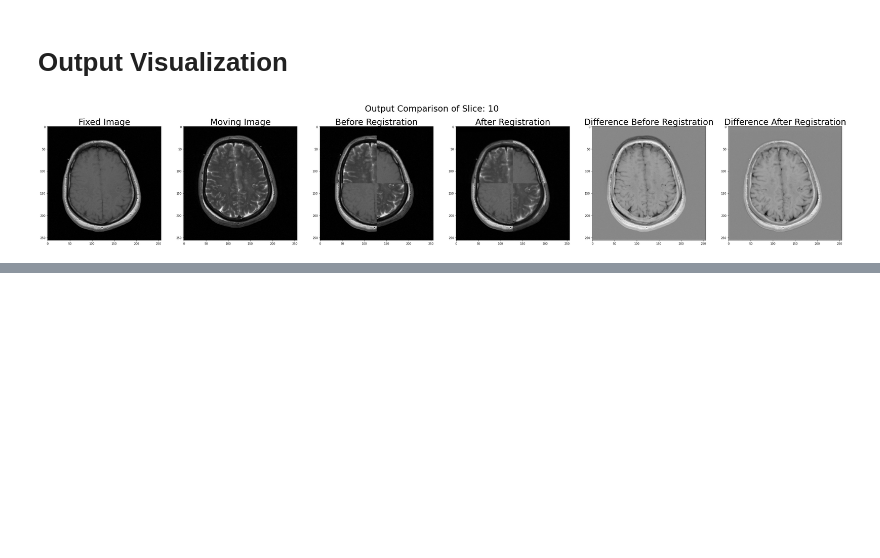
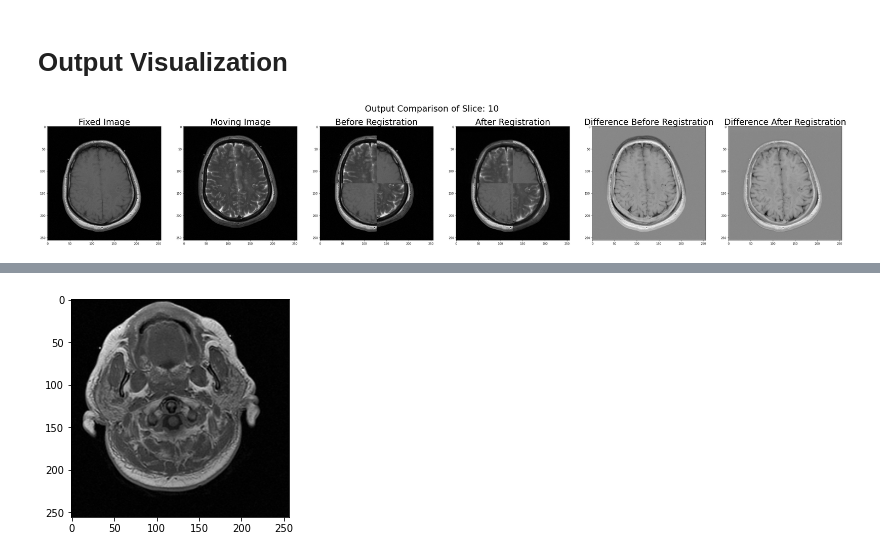
Before and after one commit to Vinith-Kugathasan/Image-Registration-with-ITK, a Jupyter notebook: ITK_Registration.ipynb, the cells around one changed output, grey strips where cells are left out. Cells and saved outputs as stored; diff of their text form; code cells hidden in the pictures; blank space fills up the shorter version.

```diff
--- a/ITK_Registration.ipynb
+++ b/ITK_Registration.ipynb
@@ -332,0 +333,15 @@ ax[3].imshow(after_comp_1[slice], cmap='gray'), ax[3].set_title('After Registrat
+# %%
+import matplotlib.pyplot as plt
+import matplotlib.cm as cm
+import matplotlib.animation as animation
+
+frames = [] # for storing the generated images
+fig = plt.figure()
+for i in (range(33)):
+    frames.append([plt.imshow(fixed_3d[i], cmap='gray', animated=True)])
+
+ani = animation.ArtistAnimation(fig, frames, interval=200, blit=True, repeat_delay=1000)
+ani.save('fixed_image.mp4')
+plt.show()
+# %% [output]
+[figure, added]
```
Also changed, not shown: parts of 5 cells of this notebook.
